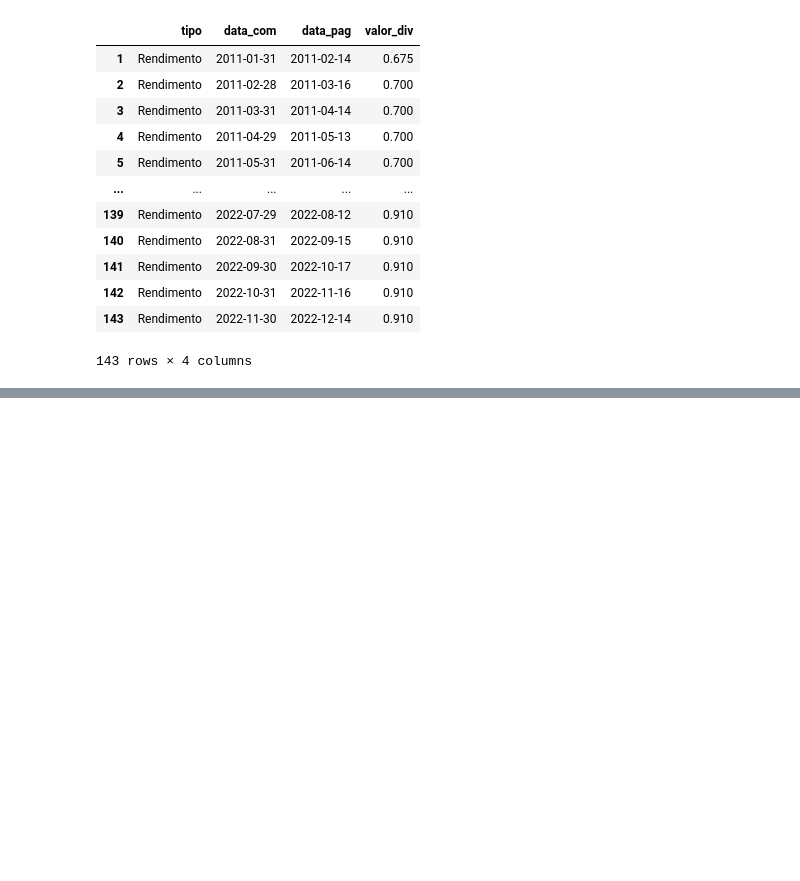
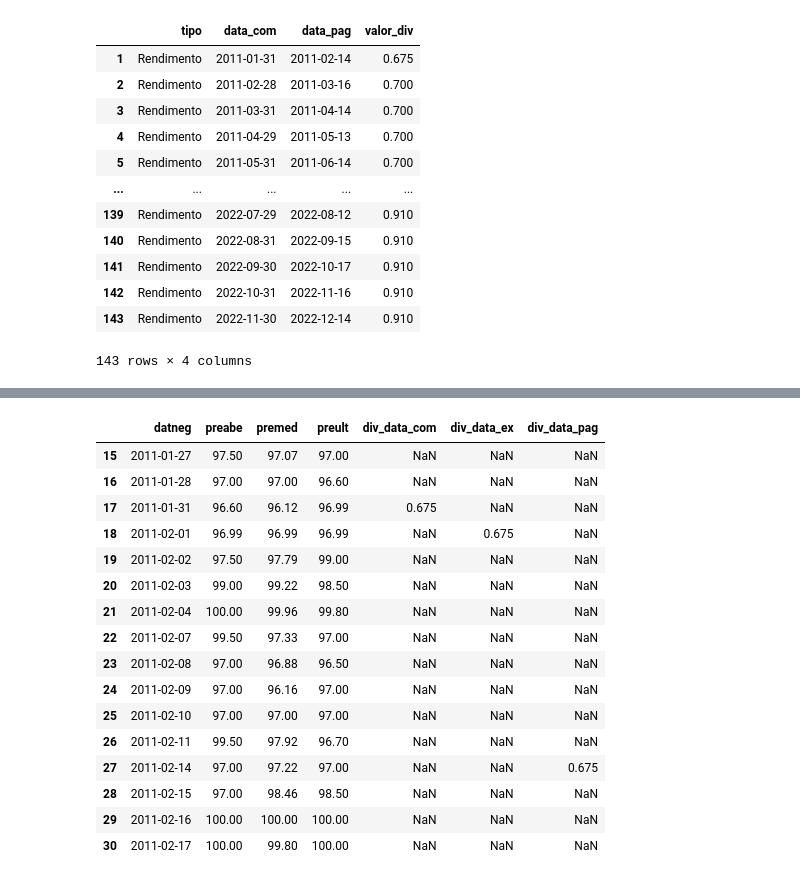
Before and after one commit to crdcj/medium, a Jupyter notebook: KRNI/krni.ipynb, the cells around one changed output, grey strips where cells are left out. Drawn from its saved outputs; the diff is of its cells as text; code cells hidden in the pictures; blank space fills up the shorter version.

```diff
--- a/KRNI/krni.ipynb
+++ b/KRNI/krni.ipynb
@@ -269,0 +131,5 @@ precos["preco_normalizado"] = 100 * precos["preco"] / precos["preco"].iloc[0]
+# %%
+# Juntar o histórico de preços com o histórico de dividendos no dataframe "tr" (total return)
+# A coluna "data_pag" será usada em etapa posterior
+tr = pd.merge(precos, divs[["datneg", "div_data_com"]], how="left")
+tr
@@ -269,0 +150,7 @@ precos["preco_normalizado"] = 100 * precos["preco"] / precos["preco"].iloc[0]
+# %%
+# Criar uma nova coluna "div_data_ex" que é o valor do dividendo na data de ex-dividendo
+tr["div_data_ex"] = tr["div_data_com"].shift(1)
+# %%
+# No dataframe divs, preparar colunas datneg" para a próxima etapa de merge
+divs.rename(columns={'datneg': 'data_com', 'data_pag': 'datneg', 'div_data_com': 'div_data_pag'}, inplace=True)
+divs
@@ -269,0 +171,4 @@ precos["preco_normalizado"] = 100 * precos["preco"] / precos["preco"].iloc[0]
+# %%
+# Inserir o histórico de dividendos na "data_pag" no dataframe "tr" (total return)
+tr = pd.merge(tr, divs[["datneg", "div_data_pag"]], how="left")
+tr
@@ -270,3 +189,24 @@ precos["preco_normalizado"] = 100 * precos["preco"] / precos["preco"].iloc[0]
+# %%
+# Verificar o início do dataframe "tr" para ver se está tudo certo
+tr.loc[15:30]
+# %% [output]
+|  | datneg | preabe | premed | preult | div_data_com | div_data_ex | div_data_pag |
+| 15 | 2011-01-27 | 97.50 | 97.07 | 97.00 | NaN | NaN | NaN |
+| 16 | 2011-01-28 | 97.00 | 97.00 | 96.60 | NaN | NaN | NaN |
+| 17 | 2011-01-31 | 96.60 | 96.12 | 96.99 | 0.675 | NaN | NaN |
+| 18 | 2011-02-01 | 96.99 | 96.99 | 96.99 | NaN | 0.675 | NaN |
+| 19 | 2011-02-02 | 97.50 | 97.79 | 99.00 | NaN | NaN | NaN |
+| 20 | 2011-02-03 | 99.00 | 99.22 | 98.50 | NaN | NaN | NaN |
+| 21 | 2011-02-04 | 100.00 | 99.96 | 99.80 | NaN | NaN | NaN |
+| 22 | 2011-02-07 | 99.50 | 97.33 | 97.00 | NaN | NaN | NaN |
+| 23 | 2011-02-08 | 97.00 | 96.88 | 96.50 | NaN | NaN | NaN |
+| 24 | 2011-02-09 | 97.00 | 96.16 | 97.00 | NaN | NaN | NaN |
+| 25 | 2011-02-10 | 97.00 | 97.00 | 97.00 | NaN | NaN | NaN |
+| 26 | 2011-02-11 | 99.50 | 97.92 | 96.70 | NaN | NaN | NaN |
+| 27 | 2011-02-14 | 97.00 | 97.22 | 97.00 | NaN | NaN | 0.675 |
+| 28 | 2011-02-15 | 97.00 | 98.46 | 98.50 | NaN | NaN | NaN |
+| 29 | 2011-02-16 | 100.00 | 100.00 | 100.00 | NaN | NaN | NaN |
+| 30 | 2011-02-17 | 100.00 | 99.80 | 100.00 | NaN | NaN | NaN |
 # %%
 # Plotar os preços da TAEE11 e HGLG11 sem ajustes
 fig = go.Figure()
```
Also changed, not shown: parts of 22 cells of this notebook, 1 other file.
